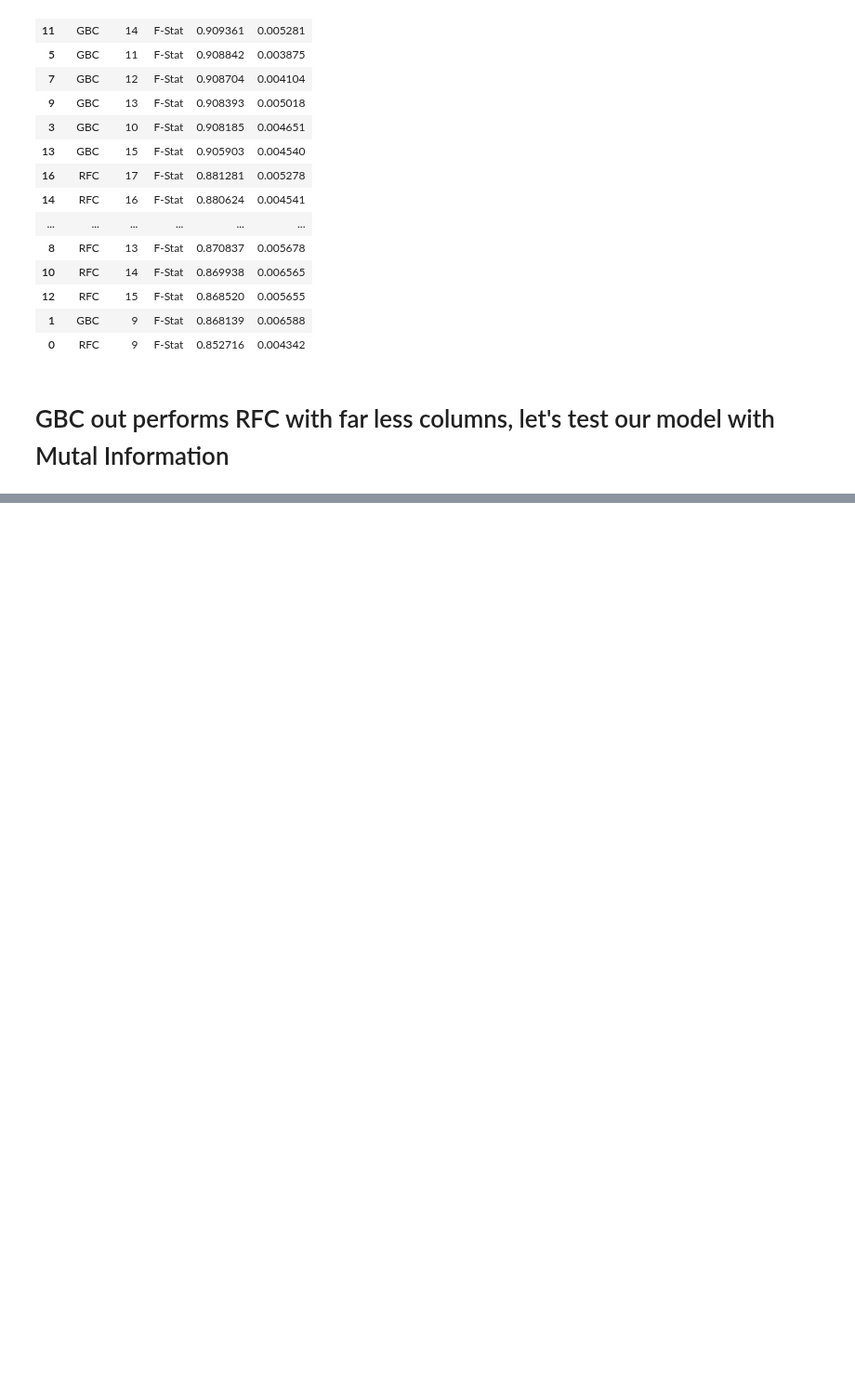
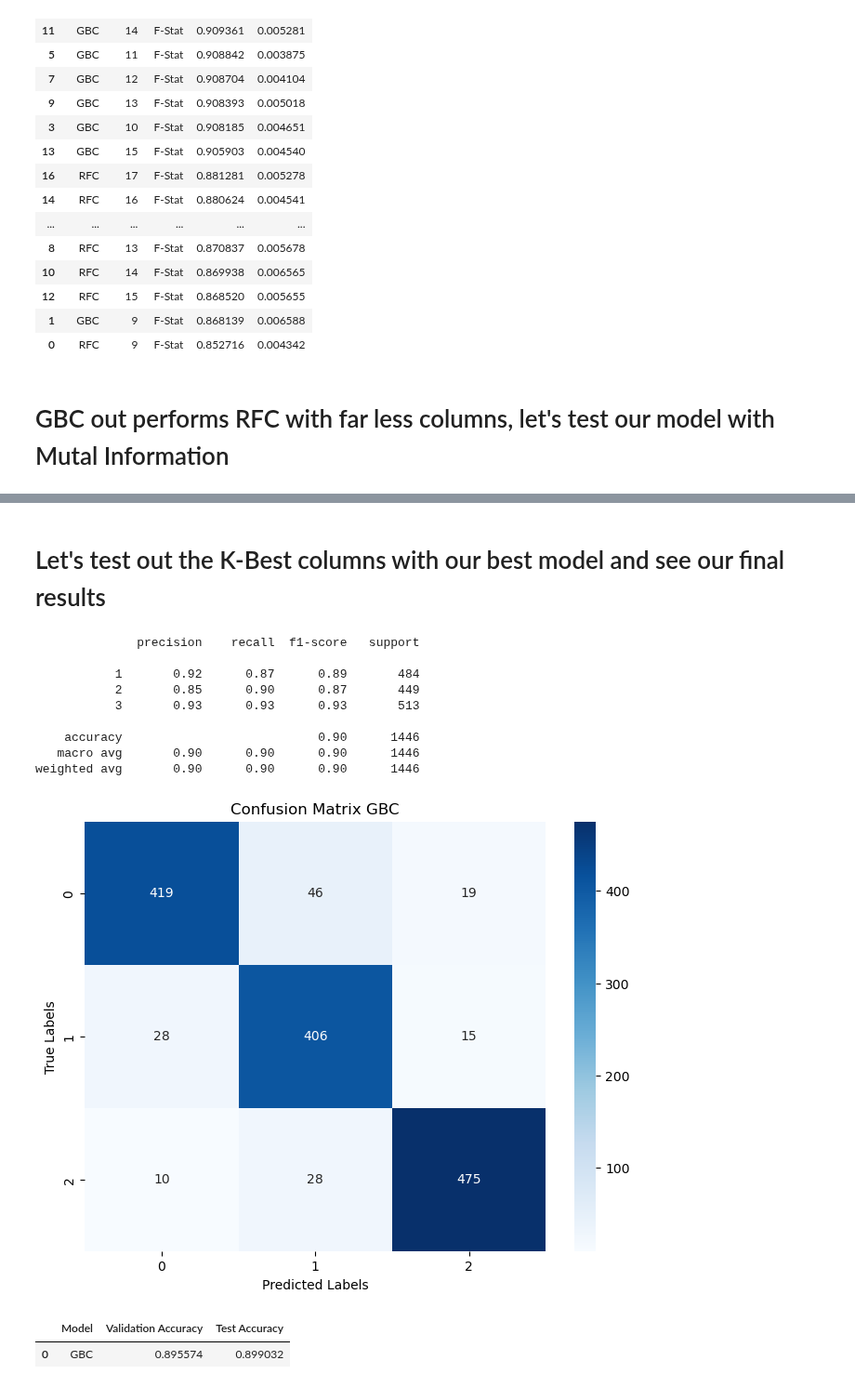
Before and after one commit to MaukanMir/Liver-Cirrhosis-Classification, a Jupyter notebook: training.ipynb, the cells around one changed output, grey strips where cells are left out. Shown at 93% size. Drawn from its saved outputs; the diff is of its cells as text; code cells hidden in the pictures; blank space fills up the shorter version.

```diff
--- a/training.ipynb
+++ b/training.ipynb
@@ -582,0 +633,23 @@ test_k_best_columns(names, models, X, y, metric,'Mutal-Information', variance_wi
+# %% [markdown]
+# Let's test out the K-Best columns with our best model and see our final results
+# %%
+metric = mutual_info_classif
+names = ["GBC"]
+models = [
+  GradientBoostingClassifier(learning_rate=0.2,max_depth=7, n_estimators=300),
+]
+preprocessor = create_column_transformer(numeric_features, categorical_features)
+test_train_test_val_splits_on_models(names, models, X, y, 11,'Mutal-Info', metric, preprocessor)
+# %% [output]
+              precision    recall  f1-score   support
+
+           1       0.92      0.87      0.89       484
+           2       0.85      0.90      0.87       449
+           3       0.93      0.93      0.93       513
+
+    accuracy                           0.90      1446
+   macro avg       0.90      0.90      0.90      1446
+weighted avg       0.90      0.90      0.90      1446
+[figure, added]
+|  | Model | Validation Accuracy | Test Accuracy |
+| 0 | GBC | 0.895574 | 0.899032 |
```
Also changed, not shown: parts of 3 cells of this notebook.
